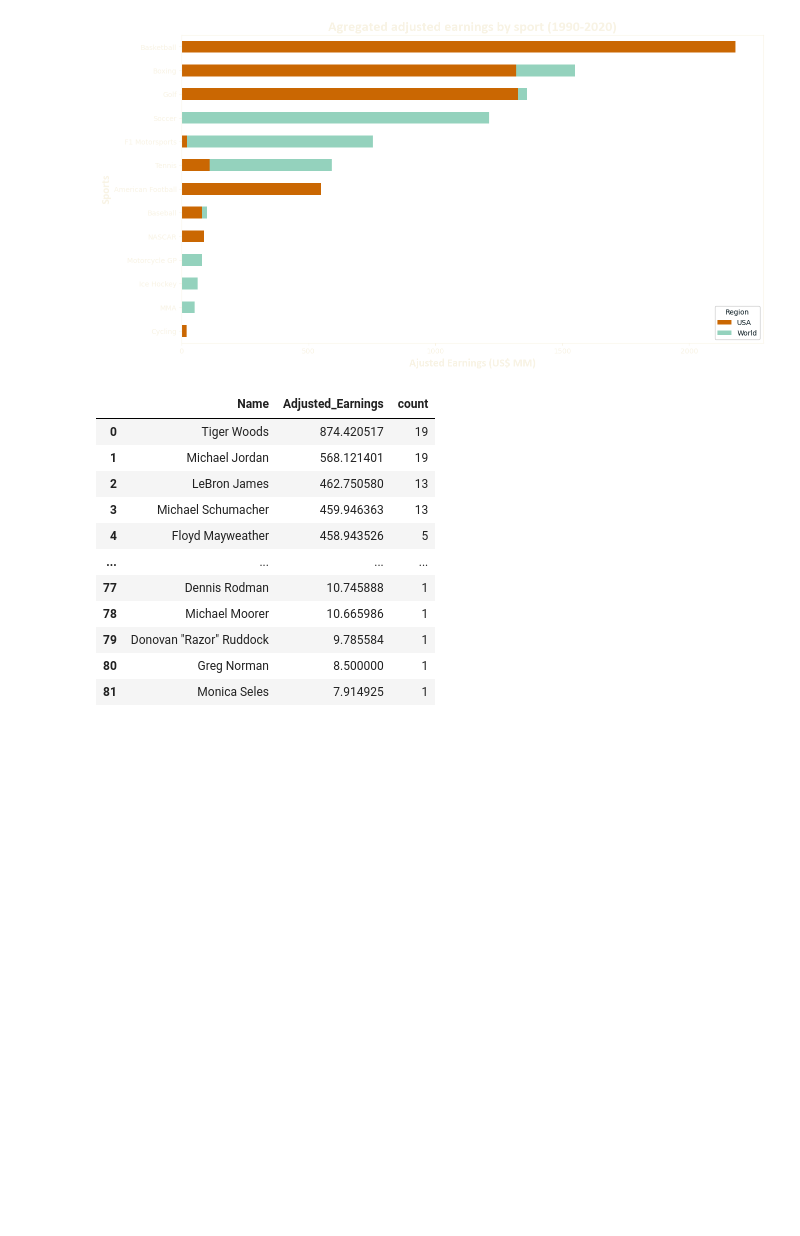
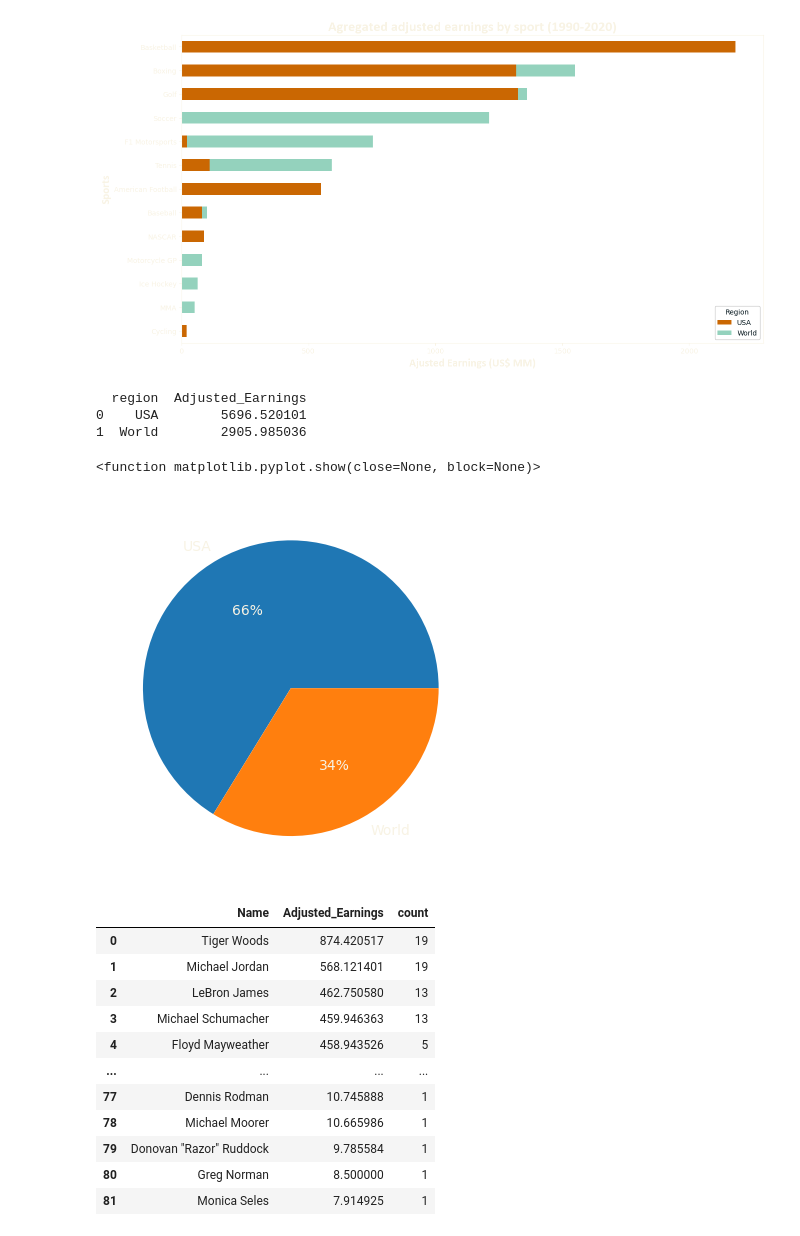
Before and after one commit to cisnerosjp/SMU-Project1-HighestPaidAthletes, a Jupyter notebook: AthletePay_adjusted.ipynb, the cells around one changed output. Drawn from its saved outputs; the diff is of its cells as text; code cells hidden in the pictures; blank space fills up the shorter version.

```diff
--- a/AthletePay_adjusted.ipynb
+++ b/AthletePay_adjusted.ipynb
@@ -487,6 +489,17 @@ plt.savefig("earnings by sport us vs world")
 plt.show()
 # %% [output]
 [figure]
+# %%
+sport_total = merged_bysport.groupby("region").Adjusted_Earnings.sum().reset_index()
+print(sport_total)
+plt.pie(sport_total.Adjusted_Earnings, labels = sport_total.region, autopct = '%1.0f%%')
+plt.show
+# %% [output]
+  region  Adjusted_Earnings
+0    USA        5696.520101
+1  World        2905.985036
+<function matplotlib.pyplot.show(close=None, block=None)>
+[figure, added]
 # %%
 # Group by athletes
 athletes = adjusted_df.groupby("Name").Adjusted_Earnings.sum().sort_values(ascending = False).reset_index()
```
Also changed, not shown: parts of 4 cells of this notebook, 3 other files.
